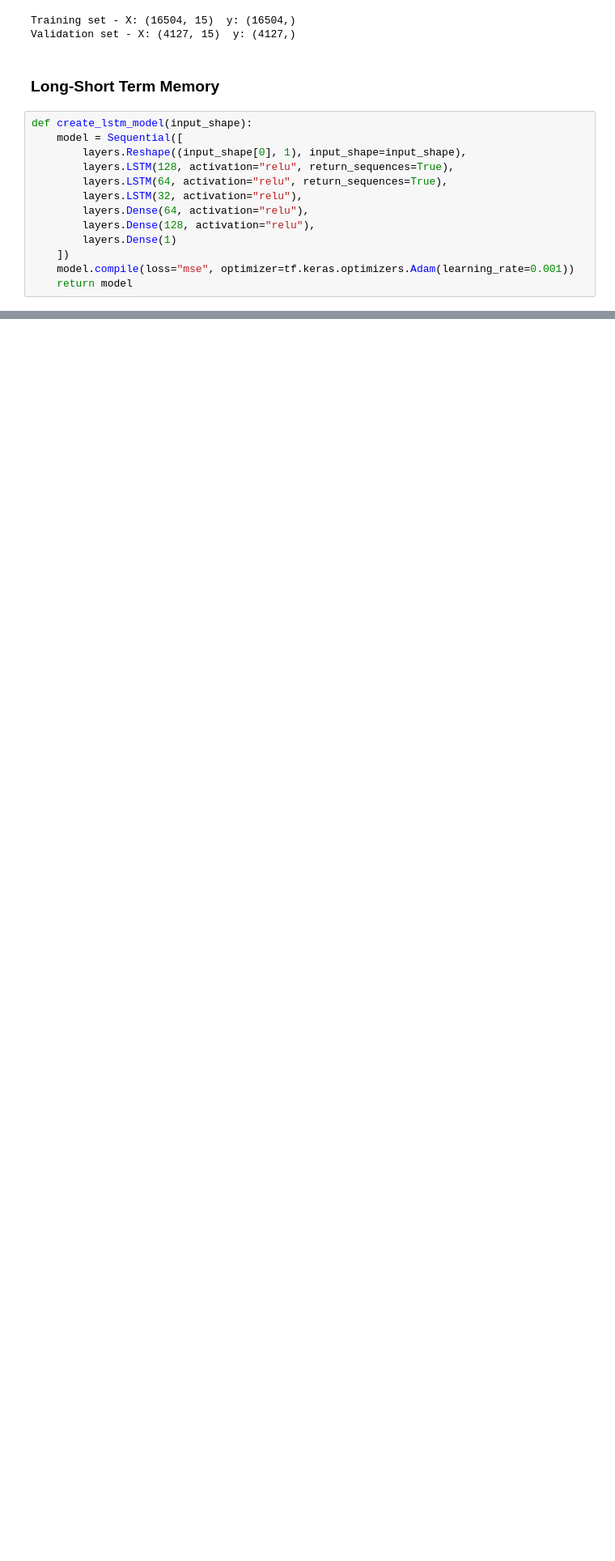
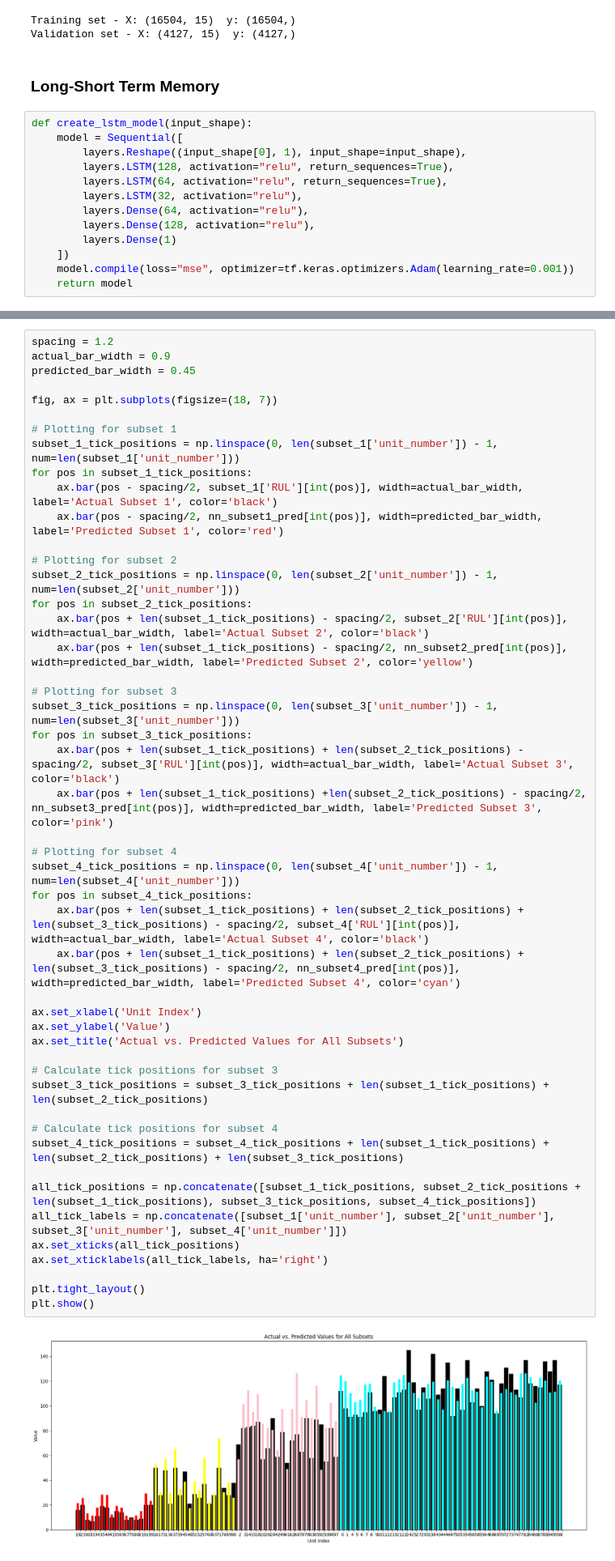
Before and after one commit to SarantisPapachrist/Diploma-Thesis, a Jupyter notebook: Turbofan_Jet_Engine/Long_Short_Term_Memory.ipynb, the cells around one changed output, grey strips where cells are left out. Shown: that part at 81% size. Drawn from its saved outputs; the diff is of its cells as text; blank space fills up the shorter version.

```diff
--- a/Turbofan_Jet_Engine/Long_Short_Term_Memory.ipynb
+++ b/Turbofan_Jet_Engine/Long_Short_Term_Memory.ipynb
@@ -131,0 +642,50 @@ Stored 'r2' (float64)
+# %%
+spacing = 1.2
+actual_bar_width = 0.9
+predicted_bar_width = 0.45
+
+fig, ax = plt.subplots(figsize=(18, 7))
+
+# Plotting for subset 1
+subset_1_tick_positions = np.linspace(0, len(subset_1['unit_number']) - 1, num=len(subset_1['unit_number']))
+for pos in subset_1_tick_positions:
+    ax.bar(pos - spacing/2, subset_1['RUL'][int(pos)], width=actual_bar_width, label='Actual Subset 1', color='black')
+    ax.bar(pos - spacing/2, nn_subset1_pred[int(pos)], width=predicted_bar_width, label='Predicted Subset 1', color='red')
+
+# Plotting for subset 2
+subset_2_tick_positions = np.linspace(0, len(subset_2['unit_number']) - 1, num=len(subset_2['unit_number']))
+for pos in subset_2_tick_positions:
+    ax.bar(pos + len(subset_1_tick_positions) - spacing/2, subset_2['RUL'][int(pos)], width=actual_bar_width, label='Actual Subset 2', color='black')
+    ax.bar(pos + len(subset_1_tick_positions) - spacing/2, nn_subset2_pred[int(pos)], width=predicted_bar_width, label='Predicted Subset 2', color='yellow')
+
+# Plotting for subset 3
+subset_3_tick_positions = np.linspace(0, len(subset_3['unit_number']) - 1, num=len(subset_3['unit_number']))
+for pos in subset_3_tick_positions:
+    ax.bar(pos + len(subset_1_tick_positions) + len(subset_2_tick_positions) - spacing/2, subset_3['RUL'][int(pos)], width=actual_bar_width, label='Actual Subset 3', color='black')
+    ax.bar(pos + len(subset_1_tick_positions) +len(subset_2_tick_positions) - spacing/2, nn_subset3_pred[int(pos)], width=predicted_bar_width, label='Predicted Subset 3', color='pink')
+
+# Plotting for subset 4
+subset_4_tick_positions = np.linspace(0, len(subset_4['unit_number']) - 1, num=len(subset_4['unit_number']))
+for pos in subset_4_tick_positions:
+    ax.bar(pos + len(subset_1_tick_positions) + len(subset_2_tick_positions) + len(subset_3_tick_positions) - spacing/2, subset_4['RUL'][int(pos)], width=actual_bar_width, label='Actual Subset 4', color='black')
+    ax.bar(pos + len(subset_1_tick_positions) + len(subset_2_tick_positions) + len(subset_3_tick_positions) - spacing/2, nn_subset4_pred[int(pos)], width=predicted_bar_width, label='Predicted Subset 4', color='cyan')
+
+ax.set_xlabel('Unit Index')
+ax.set_ylabel('Value')
+ax.set_title('Actual vs. Predicted Values for All Subsets')
+
+# Calculate tick positions for subset 3
+subset_3_tick_positions = subset_3_tick_positions + len(subset_1_tick_positions) + len(subset_2_tick_positions)
+
+# Calculate tick positions for subset 4
+subset_4_tick_positions = subset_4_tick_positions + len(subset_1_tick_positions) + len(subset_2_tick_positions) + len(subset_3_tick_positions)
+
+all_tick_positions = np.concatenate([subset_1_tick_positions, subset_2_tick_positions + len(subset_1_tick_positions), subset_3_tick_positions, subset_4_tick_positions])
+all_tick_labels = np.concatenate([subset_1['unit_number'], subset_2['unit_number'], subset_3['unit_number'], subset_4['unit_number']])
+ax.set_xticks(all_tick_positions)
+ax.set_xticklabels(all_tick_labels, ha='right')
+
+plt.tight_layout()
+plt.show()
+# %% [output]
+[figure, added]
```
Also changed, not shown: parts of 22 cells of this notebook.
